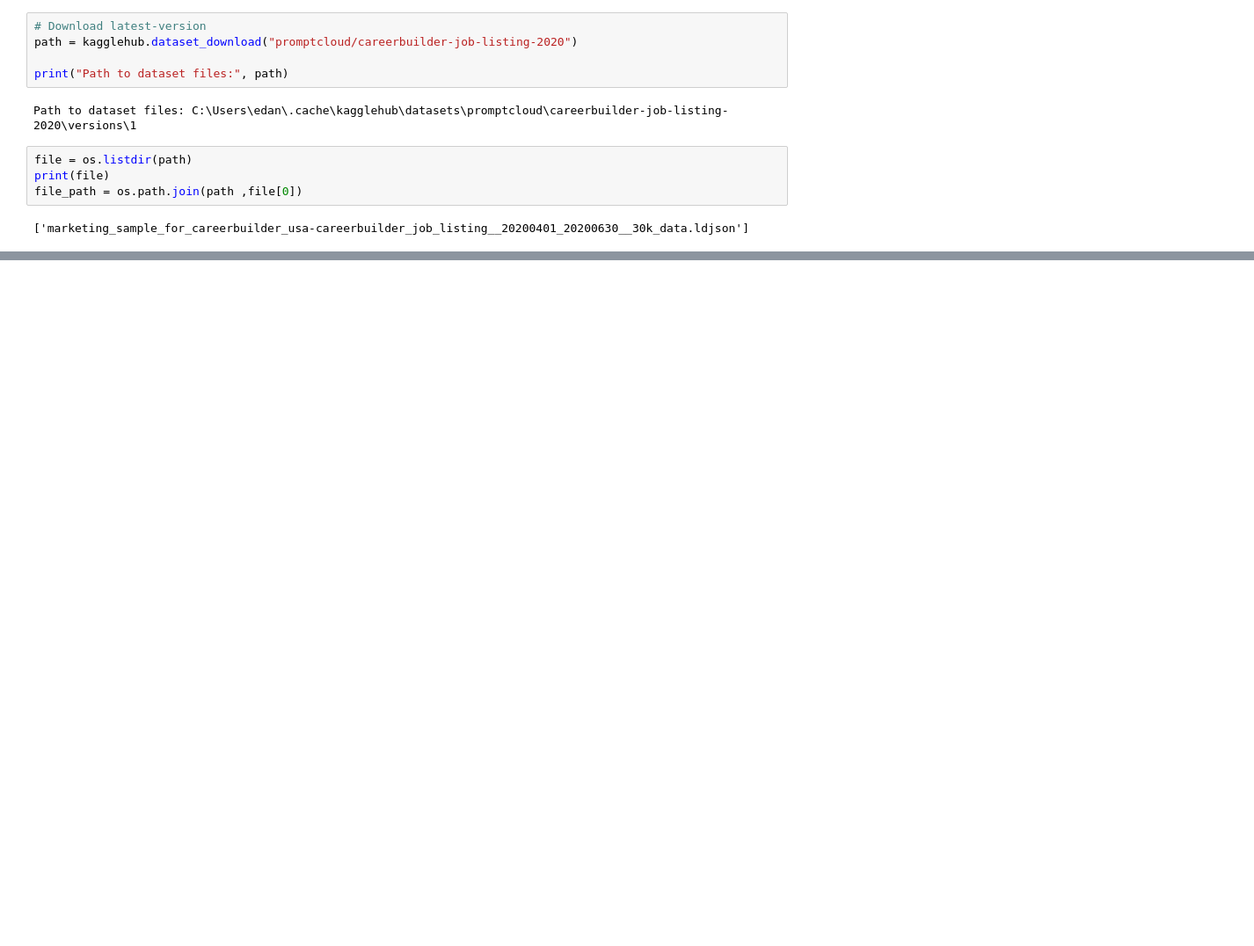
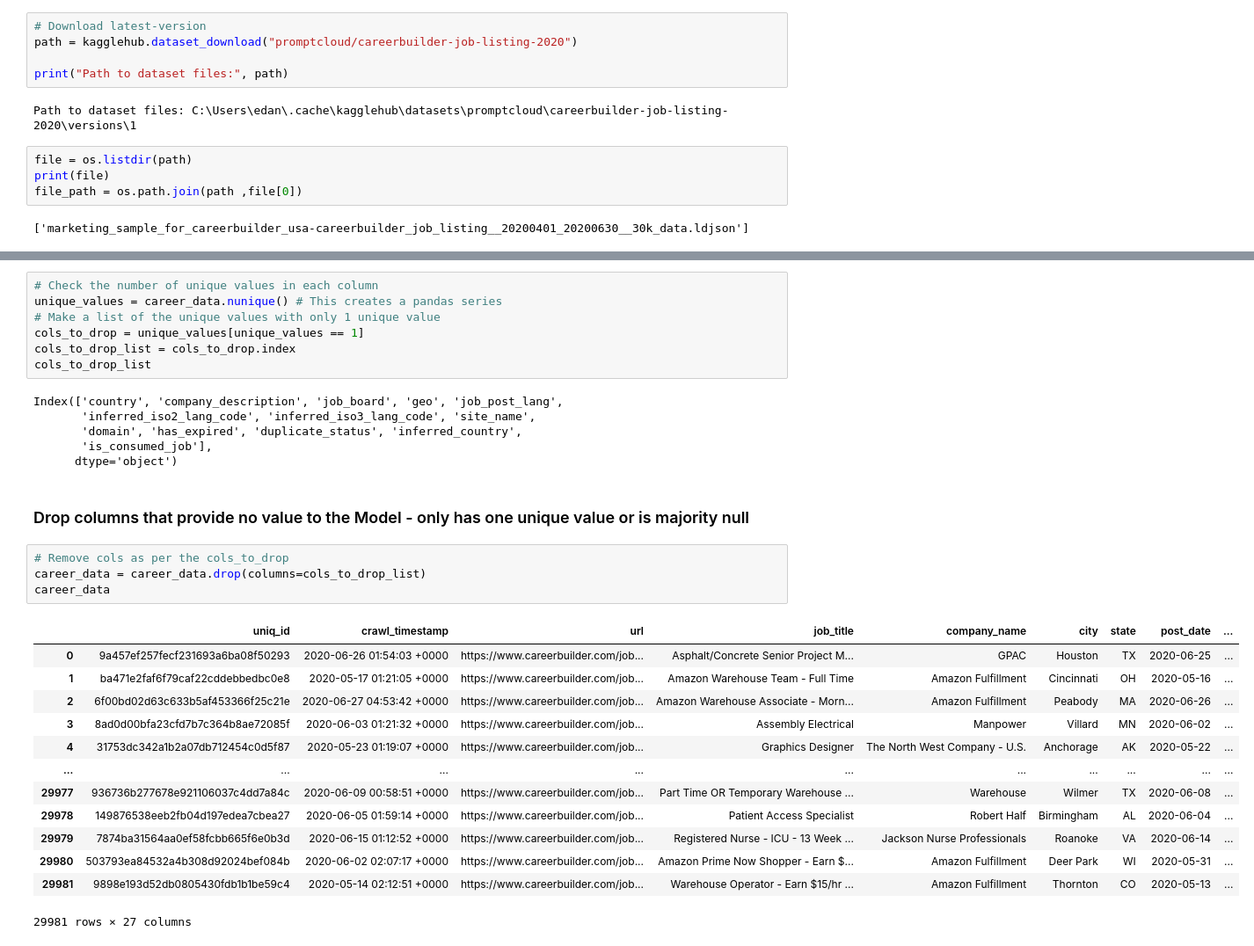
Before and after one commit to ilyan146/ml_playground, a Jupyter notebook: data_prep.ipynb, the cells around one changed output, grey strips where cells are left out. Shown at 88% size. Cells and saved outputs as stored; diff of their text form; blank space fills up the shorter version.

```diff
--- a/data_prep.ipynb
+++ b/data_prep.ipynb
@@ -43,0 +88,33 @@ df.shape
+# %%
+# Check the number of unique values in each column
+unique_values = career_data.nunique() # This creates a pandas series
+# Make a list of the unique values with only 1 unique value
+cols_to_drop = unique_values[unique_values == 1]
+cols_to_drop_list = cols_to_drop.index
+cols_to_drop_list
+# %% [output]
+Index(['country', 'company_description', 'job_board', 'geo', 'job_post_lang',
+       'inferred_iso2_lang_code', 'inferred_iso3_lang_code', 'site_name',
+       'domain', 'has_expired', 'duplicate_status', 'inferred_country',
+       'is_consumed_job'],
+      dtype='object')
+# %% [markdown]
+### Drop columns that provide no value to the Model - only has one unique value or is majority null
+# %%
+# Remove cols as per the cols_to_drop
+career_data = career_data.drop(columns=cols_to_drop_list)
+career_data
+# %% [output]
+|  | uniq_id | crawl_timestamp | url | job_title | company_name | city | state | post_date | ... |
+| 0 | 9a457ef257fecf231693a6ba08f50293 | 2020-06-26 01:54:03 +0000 | https://www.careerbuilder.com/job... | Asphalt/Concrete Senior Project M... | GPAC | Houston | TX | 2020-06-25 | ... |
+| 1 | ba471e2faf6f79caf22cddebbedbc0e8 | 2020-05-17 01:21:05 +0000 | https://www.careerbuilder.com/job... | Amazon Warehouse Team - Full Time | Amazon Fulfillment | Cincinnati | OH | 2020-05-16 | ... |
+| 2 | 6f00bd02d63c633b5af453366f25c21e | 2020-06-27 04:53:42 +0000 | https://www.careerbuilder.com/job... | Amazon Warehouse Associate - Morn... | Amazon Fulfillment | Peabody | MA | 2020-06-26 | ... |
+| 3 | 8ad0d00bfa23cfd7b7c364b8ae72085f | 2020-06-03 01:21:32 +0000 | https://www.careerbuilder.com/job... | Assembly Electrical | Manpower | Villard | MN | 2020-06-02 | ... |
+| 4 | 31753dc342a1b2a07db712454c0d5f87 | 2020-05-23 01:19:07 +0000 | https://www.careerbuilder.com/job... | Graphics Designer | The North West Company - U.S. | Anchorage | AK | 2020-05-22 | ... |
+| ... | ... | ... | ... | ... | ... | ... | ... | ... | ... |
+| 29977 | 936736b277678e921106037c4dd7a84c | 2020-06-09 00:58:51 +0000 | https://www.careerbuilder.com/job... | Part Time OR Temporary Warehouse ... | Warehouse | Wilmer | TX | 2020-06-08 | ... |
+| 29978 | 149876538eeb2fb04d197edea7cbea27 | 2020-06-05 01:59:14 +0000 | https://www.careerbuilder.com/job... | Patient Access Specialist | Robert Half | Birmingham | AL | 2020-06-04 | ... |
+| 29979 | 7874ba31564aa0ef58fcbb665f6e0b3d | 2020-06-15 01:12:52 +0000 | https://www.careerbuilder.com/job... | Registered Nurse - ICU - 13 Week ... | Jackson Nurse Professionals | Roanoke | VA | 2020-06-14 | ... |
+| 29980 | 503793ea84532a4b308d92024bef084b | 2020-06-02 02:07:17 +0000 | https://www.careerbuilder.com/job... | Amazon Prime Now Shopper - Earn $... | Amazon Fulfillment | Deer Park | WI | 2020-05-31 | ... |
+| 29981 | 9898e193d52db0805430fdb1b1be59c4 | 2020-05-14 02:12:51 +0000 | https://www.careerbuilder.com/job... | Warehouse Operator - Earn $15/hr ... | Amazon Fulfillment | Thornton | CO | 2020-05-13 | ... |
+29981 rows × 27 columns
```
Also changed, not shown: parts of 22 cells of this notebook.
